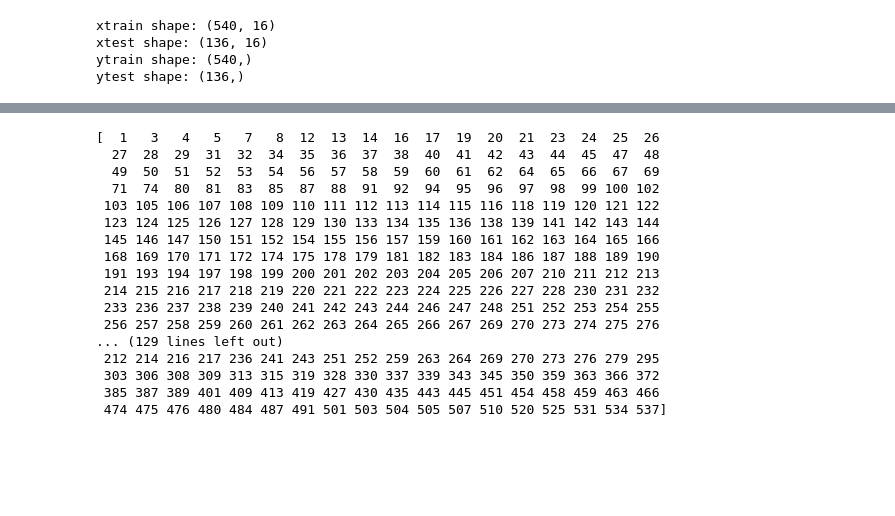
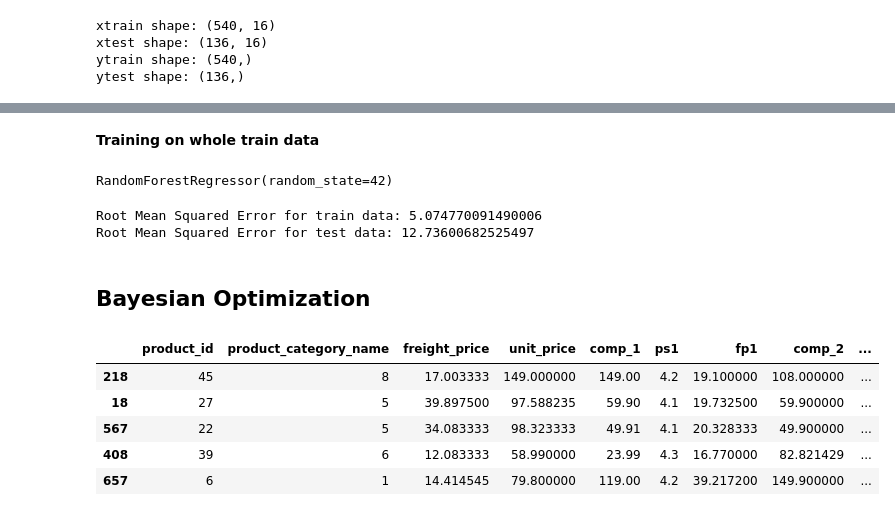
Before and after one commit to Parthsarthi-lab/Price-Optimization, a Jupyter notebook: notebooks/model-1.ipynb, the cells around one changed output, grey strips where cells are left out. Cells and saved outputs as stored; diff of their text form; code cells hidden in the pictures; blank space fills up the shorter version.

Commit message:
bayesian opt

```diff
--- a/notebooks/model-1.ipynb
+++ b/notebooks/model-1.ipynb
@@ -29,0 +81,2 @@ df.head()
+# %%
+df.drop(['month_year'], axis=1, inplace=True)
@@ -29,0 +104,5 @@ df.head()
+# %%
+le = LabelEncoder()
+
+df['product_id'] = le.fit_transform(df['product_id'])
+df['product_category_name'] = le.fit_transform(df['product_category_name'])
@@ -54,7 +154,7 @@ ytrain_kf = pd.DataFrame(ytrain)
 # %%
 # Run k-fold cross vaildation on xtrain, ytrain
 # Define the number of folds
-k = 5
+k = 10
 kf = KFold(n_splits=k, shuffle=True, random_state=42)
 
 # Perform K-Fold Cross-Validation
@@ -65,6 +165,10 @@ for train_index, test_index in kf.split(xtrain_kf):
     X_train, X_test = xtrain_kf.iloc[train_index], xtrain_kf.iloc[test_index]
     y_train, y_test = ytrain_kf.iloc[train_index], ytrain_kf.iloc[test_index]
 
+    # Ensure y is 1D
+    y_train = y_train.values.ravel()
+    y_test = y_test.values.ravel()
+
     # Train the Random Forest Regressor
     rf_regressor.fit(X_train, y_train)
 
@@ -74,9 +178,10 @@ for train_index, test_index in kf.split(xtrain_kf):
     # Calculate the Mean Squared Error (MSE)
     mse = mean_squared_error(y_test, y_pred)
     mse_scores.append(mse)
+    rmse_scores = np.sqrt(mse_scores)
 
 # Calculate and print the average MSE across all folds
-average_mse = np.mean(mse_scores)
-print(f"Mean Squared Errors for each fold: {mse_scores}")
-print(f"Average Mean Squared Error: {average_mse}")
+average_rmse = np.mean(rmse_scores)
+print(f"Root Mean Squared Errors for each fold: {rmse_scores}")
+print(f"Average Root Mean Squared Error: {average_rmse}")
 # %% [output]
@@ -84,27 +191,31 @@ ValueError: could not convert string to float: 'garden5'
-# %%
-k = 5
-kf = KFold(n_splits=k, shuffle=True, random_state=42)
-
-# Perform K-Fold Cross-Validation
-mse_scores = []
-
-for train_index, test_index in kf.split(xtrain):
-    print(train_index, test_index)
-# %% [output]
-[  1   3   4   5   7   8  12  13  14  16  17  19  20  21  23  24  25  26
-  27  28  29  31  32  34  35  36  37  38  40  41  42  43  44  45  47  48
-  49  50  51  52  53  54  56  57  58  59  60  61  62  64  65  66  67  69
-  71  74  80  81  83  85  87  88  91  92  94  95  96  97  98  99 100 102
- 103 105 106 107 108 109 110 111 112 113 114 115 116 118 119 120 121 122
- 123 124 125 126 127 128 129 130 133 134 135 136 138 139 141 142 143 144
- 145 146 147 150 151 152 154 155 156 157 159 160 161 162 163 164 165 166
- 168 169 170 171 172 174 175 178 179 181 182 183 184 186 187 188 189 190
- 191 193 194 197 198 199 200 201 202 203 204 205 206 207 210 211 212 213
- 214 215 216 217 218 219 220 221 222 223 224 225 226 227 228 230 231 232
- 233 236 237 238 239 240 241 242 243 244 246 247 248 251 252 253 254 255
- 256 257 258 259 260 261 262 263 264 265 266 267 269 270 273 274 275 276
-... (129 lines left out)
- 212 214 216 217 236 241 243 251 252 259 263 264 269 270 273 276 279 295
- 303 306 308 309 313 315 319 328 330 337 339 343 345 350 359 363 366 372
- 385 387 389 401 409 413 419 427 430 435 443 445 451 454 458 459 463 466
- 474 475 476 480 484 487 491 501 503 504 505 507 510 520 525 531 534 537]
+# %% [markdown]
+**Training on whole train data**
+# %%
+rf_regressor.fit(xtrain,ytrain)
+# %% [output]
+RandomForestRegressor(random_state=42)
+# %%
+y_pred_train = rf_regressor.predict(xtrain)
+mse_train = mean_squared_error(ytrain, y_pred_train)
+rmse_train = np.sqrt(mse_train)
+print(f"Root Mean Squared Error for train data: {rmse_train}")
+
+y_pred_test = rf_regressor.predict(xtest)
+mse_test = mean_squared_error(ytest, y_pred_test)
+rmse_test = np.sqrt(mse_test)
+
+print(f"Root Mean Squared Error for test data: {rmse_test}")
+# %% [output]
+Root Mean Squared Error for train data: 5.074770091490006
+Root Mean Squared Error for test data: 12.73600682525497
+# %% [markdown]
+## Bayesian Optimization
+# %%
+xtrain.head()
+# %% [output]
+|  | product_id | product_category_name | freight_price | unit_price | comp_1 | ps1 | fp1 | comp_2 | ... |
+| 218 | 45 | 8 | 17.003333 | 149.000000 | 149.00 | 4.2 | 19.100000 | 108.000000 | ... |
+| 18 | 27 | 5 | 39.897500 | 97.588235 | 59.90 | 4.1 | 19.732500 | 59.900000 | ... |
+| 567 | 22 | 5 | 34.083333 | 98.323333 | 49.91 | 4.1 | 20.328333 | 49.900000 | ... |
+| 408 | 39 | 6 | 12.083333 | 58.990000 | 23.99 | 4.3 | 16.770000 | 82.821429 | ... |
+| 657 | 6 | 1 | 14.414545 | 79.800000 | 119.00 | 4.2 | 39.217200 | 149.900000 | ... |
```
Also changed, not shown: parts of 18 cells of this notebook, 1 other file.
